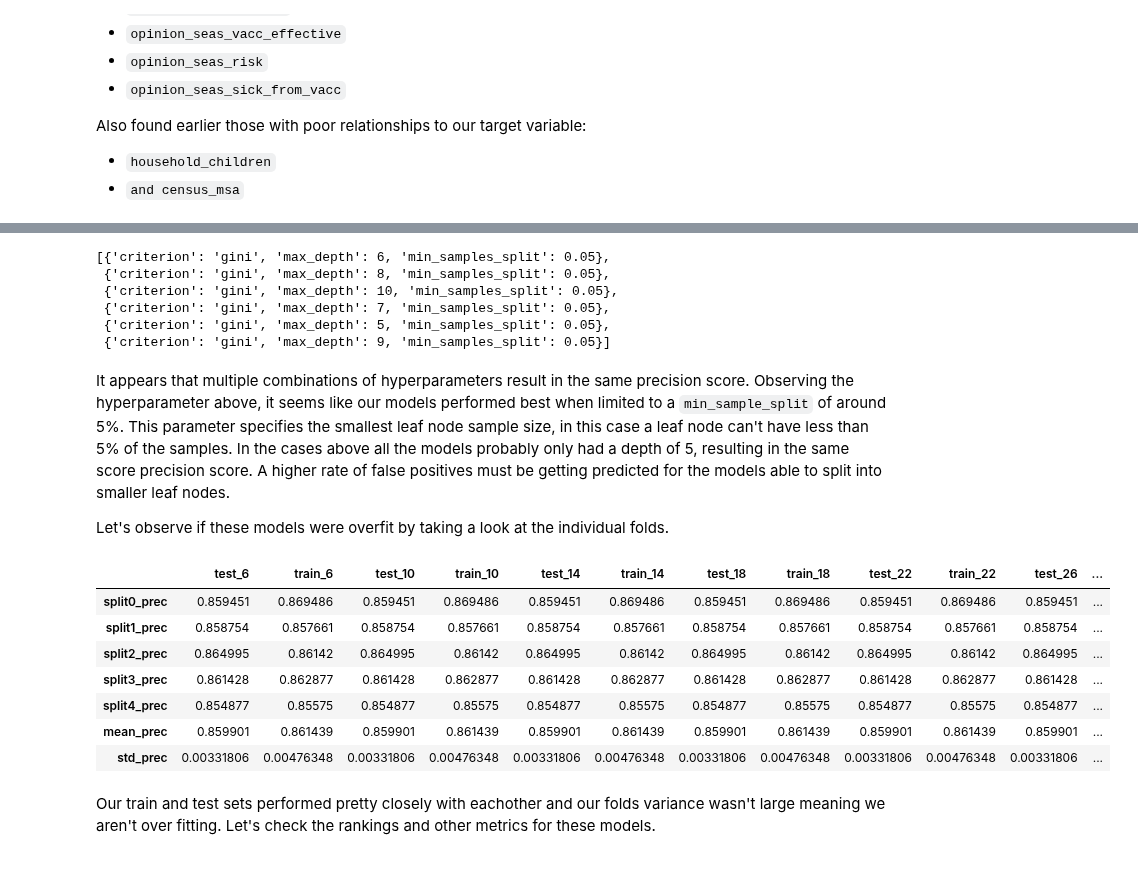
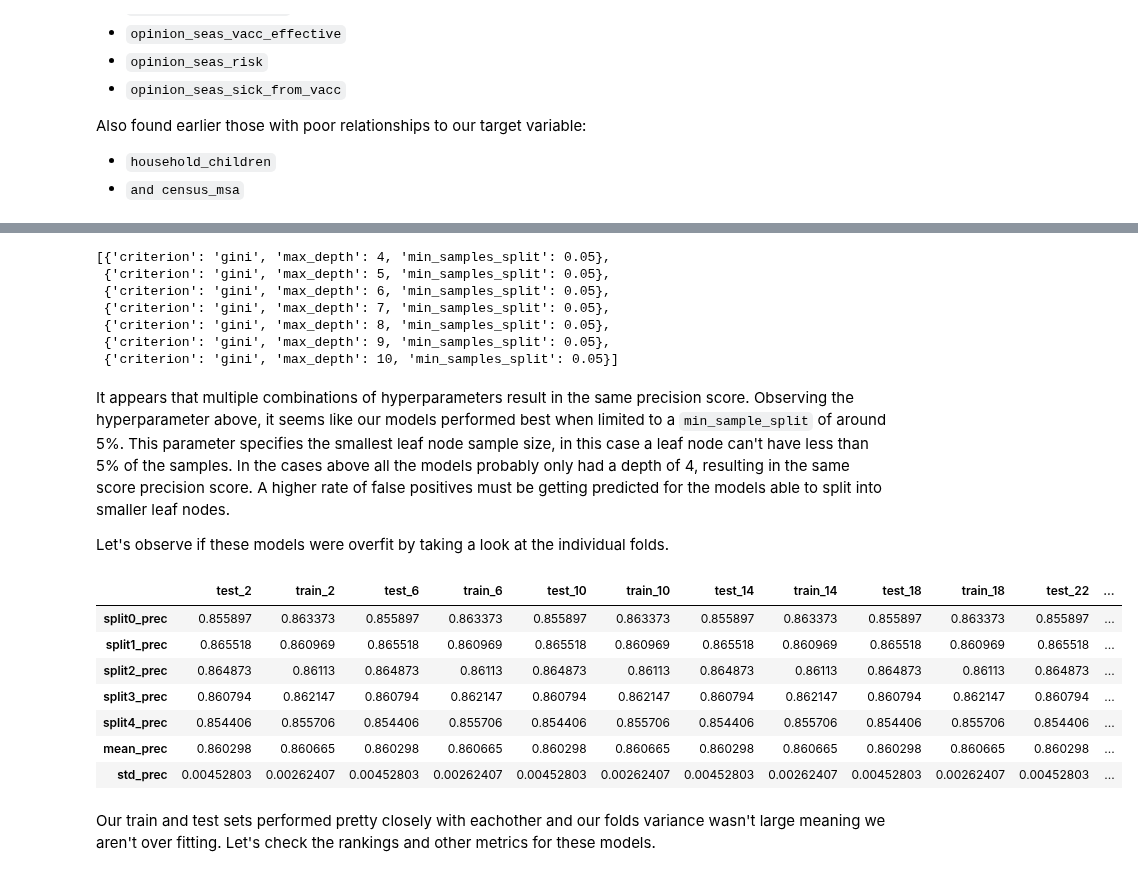
Before and after one commit to cschneck7/phase_3_project, a Jupyter notebook: H1N1 Vaccine Classification Notebook.ipynb, the cells around one changed output, grey strips where cells are left out. Saved outputs shown, nothing was run; the diff lists cells and outputs as text; code cells hidden in the pictures.

```diff
--- a/H1N1 Vaccine Classification Notebook.ipynb
+++ b/H1N1 Vaccine Classification Notebook.ipynb
@@ -1020 +1010,13 @@ y_train_flipped = binary_flip(y_train_mod)
+# %%
+# Creates DecisionTreeClassifier parameter grid
+dt_par_grid = {'criterion': ['gini', 'entropy'],
+            'max_depth': [4, 5, 6, 7, 8, 9, 10],
+            'min_samples_split': [.01, .025, .05, .1]}
+
+# Creates GridSearchCV object
+dt_clf_grid = GridSearchCV(estimator=DecisionTreeClassifier(random_state=42),
+                   param_grid=dt_par_grid,
+                   scoring=scores,
+                   return_train_score = True,
+                   refit='prec')
 # %%
@@ -1023 +1025,9 @@ clf.fit(X_train_ohe, y_train_flipped);
+# %%
+# # Saves dt_clf_grid model to prevent long run times
+# with open('data/models/dt_clf_grid.plk', 'wb') as f:
+#     joblib.dump(dt_clf_grid, f)
+
+# Loads dt_clf_grid model to prevent long run times
+with open('data/models/dt_clf_grid.plk', 'rb') as f:
+    dt_clf_grid = joblib.load(f)
 # %%
@@ -1029,18 +1039,19 @@ The best model from this grid search had a precision of around .86, around 1% be
 # %%
 # Creates DataFrame of results
-clf_df = pd.DataFrame(clf.cv_results_)
+dt_clf_df = pd.DataFrame(dt_clf_grid.cv_results_)
 # %%
 # Finds the model with the highest ranked precision score
-list(clf_df.loc[clf_df.rank_test_prec==1, 'params'])
+list(dt_clf_df.loc[dt_clf_df.rank_test_prec==1, 'params'])
 # %% [output]
-[{'criterion': 'gini', 'max_depth': 6, 'min_samples_split': 0.05},
+[{'criterion': 'gini', 'max_depth': 4, 'min_samples_split': 0.05},
+ {'criterion': 'gini', 'max_depth': 5, 'min_samples_split': 0.05},
+ {'criterion': 'gini', 'max_depth': 6, 'min_samples_split': 0.05},
+ {'criterion': 'gini', 'max_depth': 7, 'min_samples_split': 0.05},
  {'criterion': 'gini', 'max_depth': 8, 'min_samples_split': 0.05},
- {'criterion': 'gini', 'max_depth': 10, 'min_samples_split': 0.05},
- {'criterion': 'gini', 'max_depth': 7, 'min_samples_split': 0.05},
- {'criterion': 'gini', 'max_depth': 5, 'min_samples_split': 0.05},
- {'criterion': 'gini', 'max_depth': 9, 'min_samples_split': 0.05}]
+ {'criterion': 'gini', 'max_depth': 9, 'min_samples_split': 0.05},
+ {'criterion': 'gini', 'max_depth': 10, 'min_samples_split': 0.05}]
 # %% [markdown]
-It appears that multiple combinations of hyperparameters result in the same precision score. Observing the hyperparameter above, it seems like our models performed best when limited to a `min_sample_split` of around 5%. This parameter specifies the smallest leaf node sample size, in this case a leaf node can't have less than 5% of the samples. In the cases above all the models probably only had a depth of 5, resulting in the same score precision score. A higher rate of false positives must be getting predicted for the models able to split into smaller leaf nodes.
+It appears that multiple combinations of hyperparameters result in the same precision score. Observing the hyperparameter above, it seems like our models performed best when limited to a `min_sample_split` of around 5%. This parameter specifies the smallest leaf node sample size, in this case a leaf node can't have less than 5% of the samples. In the cases above all the models probably only had a depth of 4, resulting in the same score precision score. A higher rate of false positives must be getting predicted for the models able to split into smaller leaf nodes.
 
 Let's observe if these models were overfit by taking a look at the individual folds.
 # %%
@@ -1099,20 +1110,20 @@ def fold_scores(data, score):
     return df
 # %%
 # Creates dataframe of best scorer row and transposes it to a column
-best_scorer = clf_df.loc[clf_df.rank_test_prec==1, :].T
+best_scorer_dt = dt_clf_df.loc[dt_clf_df.rank_test_prec==1, :].T
 # %%
 # displays DataFrame containing fold scores, mean score
 # and std_dev for both training and test set
-fold_scores(best_scorer, 'prec')
+fold_scores(best_scorer_dt, 'prec')
 # %% [output]
-|  | test_6 | train_6 | test_10 | train_10 | test_14 | train_14 | test_18 | train_18 | test_22 | train_22 | test_26 | ... |
-| split0_prec | 0.859451 | 0.869486 | 0.859451 | 0.869486 | 0.859451 | 0.869486 | 0.859451 | 0.869486 | 0.859451 | 0.869486 | 0.859451 | ... |
-| split1_prec | 0.858754 | 0.857661 | 0.858754 | 0.857661 | 0.858754 | 0.857661 | 0.858754 | 0.857661 | 0.858754 | 0.857661 | 0.858754 | ... |
-| split2_prec | 0.864995 | 0.86142 | 0.864995 | 0.86142 | 0.864995 | 0.86142 | 0.864995 | 0.86142 | 0.864995 | 0.86142 | 0.864995 | ... |
-| split3_prec | 0.861428 | 0.862877 | 0.861428 | 0.862877 | 0.861428 | 0.862877 | 0.861428 | 0.862877 | 0.861428 | 0.862877 | 0.861428 | ... |
-| split4_prec | 0.854877 | 0.85575 | 0.854877 | 0.85575 | 0.854877 | 0.85575 | 0.854877 | 0.85575 | 0.854877 | 0.85575 | 0.854877 | ... |
-| mean_prec | 0.859901 | 0.861439 | 0.859901 | 0.861439 | 0.859901 | 0.861439 | 0.859901 | 0.861439 | 0.859901 | 0.861439 | 0.859901 | ... |
-| std_prec | 0.00331806 | 0.00476348 | 0.00331806 | 0.00476348 | 0.00331806 | 0.00476348 | 0.00331806 | 0.00476348 | 0.00331806 | 0.00476348 | 0.00331806 | ... |
+|  | test_2 | train_2 | test_6 | train_6 | test_10 | train_10 | test_14 | train_14 | test_18 | train_18 | test_22 | ... |
+| split0_prec | 0.855897 | 0.863373 | 0.855897 | 0.863373 | 0.855897 | 0.863373 | 0.855897 | 0.863373 | 0.855897 | 0.863373 | 0.855897 | ... |
+| split1_prec | 0.865518 | 0.860969 | 0.865518 | 0.860969 | 0.865518 | 0.860969 | 0.865518 | 0.860969 | 0.865518 | 0.860969 | 0.865518 | ... |
+| split2_prec | 0.864873 | 0.86113 | 0.864873 | 0.86113 | 0.864873 | 0.86113 | 0.864873 | 0.86113 | 0.864873 | 0.86113 | 0.864873 | ... |
+| split3_prec | 0.860794 | 0.862147 | 0.860794 | 0.862147 | 0.860794 | 0.862147 | 0.860794 | 0.862147 | 0.860794 | 0.862147 | 0.860794 | ... |
+| split4_prec | 0.854406 | 0.855706 | 0.854406 | 0.855706 | 0.854406 | 0.855706 | 0.854406 | 0.855706 | 0.854406 | 0.855706 | 0.854406 | ... |
+| mean_prec | 0.860298 | 0.860665 | 0.860298 | 0.860665 | 0.860298 | 0.860665 | 0.860298 | 0.860665 | 0.860298 | 0.860665 | 0.860298 | ... |
+| std_prec | 0.00452803 | 0.00262407 | 0.00452803 | 0.00262407 | 0.00452803 | 0.00262407 | 0.00452803 | 0.00262407 | 0.00452803 | 0.00262407 | 0.00452803 | ... |
 # %% [markdown]
 Our train and test sets performed pretty closely with eachother and our folds variance wasn't large meaning we aren't over fitting. Let's check the rankings and other metrics for these models.
 # %%
```
Also changed, not shown: parts of 83 cells of this notebook, 4 other files.
